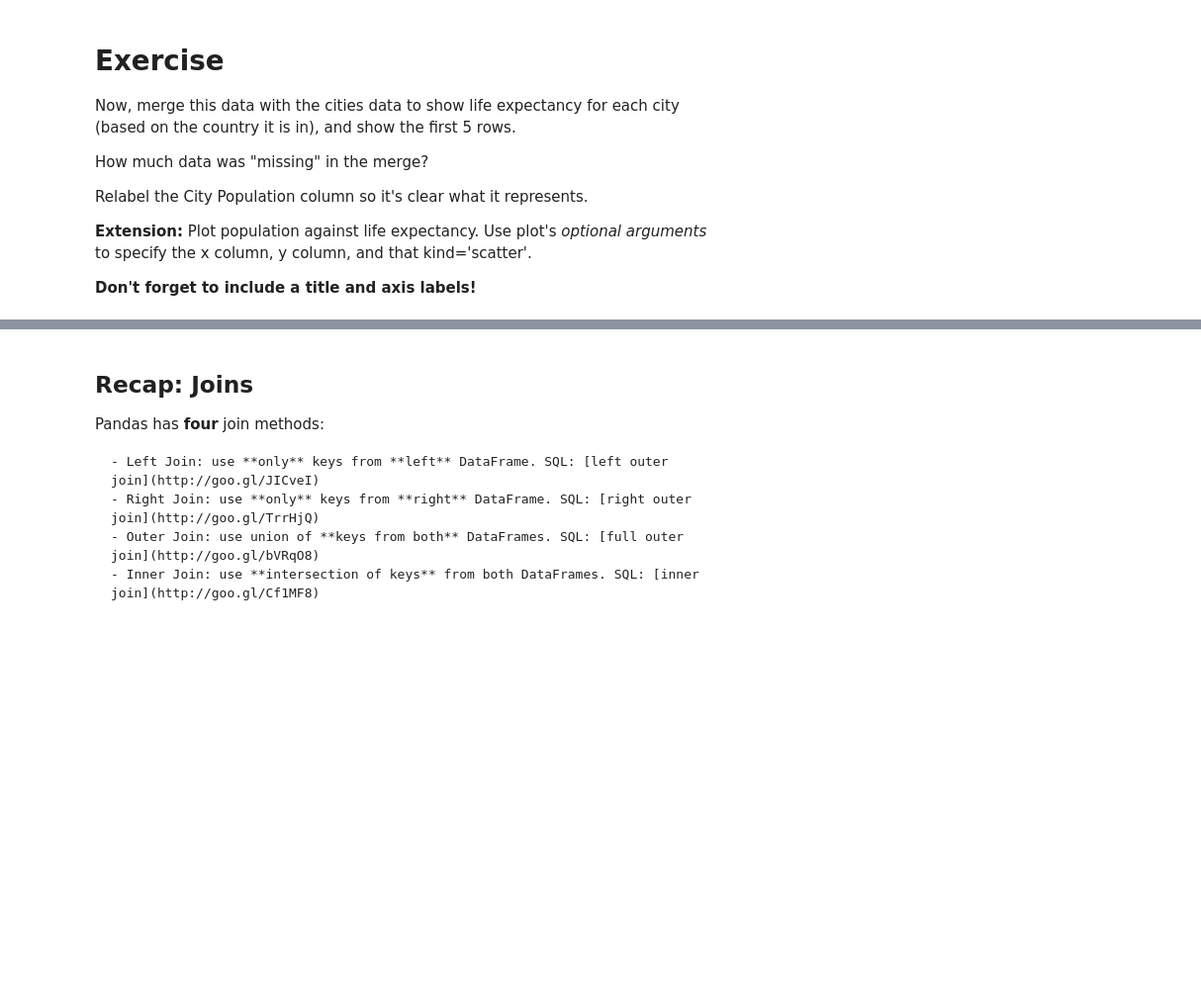
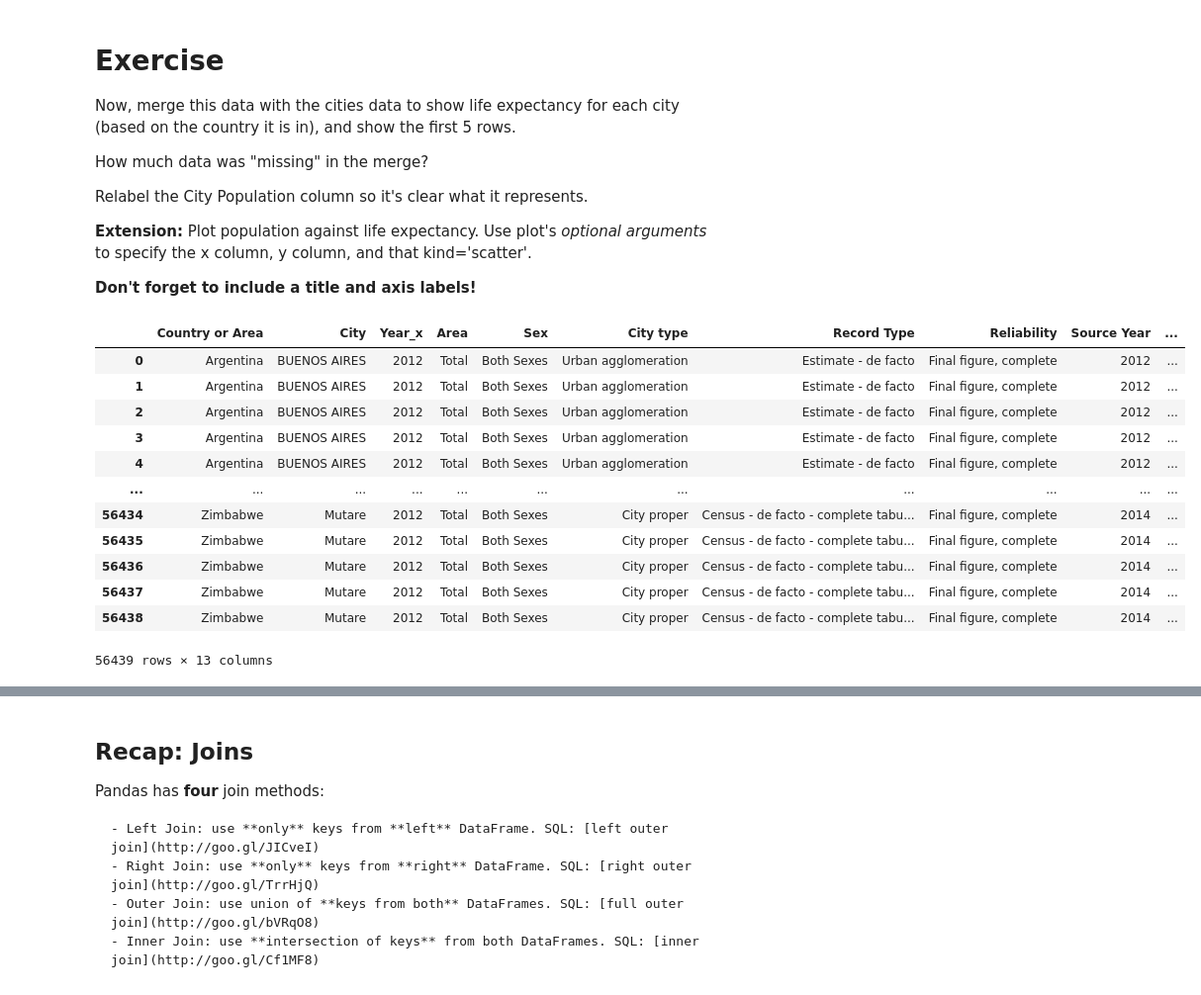
Before and after one commit to lawmianyi/QM2, a Jupyter notebook: notebooks/W06. Merging and Joining.ipynb, the cells around one changed output, grey strips where cells are left out. Shown: that part at 99% size. Cells and saved outputs as stored; diff of their text form; code cells hidden in the pictures; blank space fills up the shorter version.

```diff
--- a/notebooks/W06. Merging and Joining.ipynb
+++ b/notebooks/W06. Merging and Joining.ipynb
@@ -365,3 +419,6 @@ You'll notice that the index **won't** be the column you want to merge on in the
 The syntax for merging on a **column** (which is not the index) is to pass the column name to the optional 'left_on=' or 'right_on=' arguments. And we don't use right_index=True (or left_index=True), depending on which we're using.
 
 So for example: **df1.merge(df2, left_on='Name', right_index=True)** would join df1 (on the left) to df2 (on the right), using the column 'Name' on the left (df1) and the index column (whatever that is) on the right (df2).
+# %%
+city = "./data/wk5/UN_Cities_1214_country.csv"
+city_c = pd.read_csv(city, encoding='latin1')
@@ -431,0 +539,16 @@ Relabel the City Population column so it's clear what it represents.
+# %%
+cities_life_expectancy
+# %% [output]
+|  | Country or Area | City | Year_x | Area | Sex | City type | Record Type | Reliability | Source Year | ... |
+| 0 | Argentina | BUENOS AIRES | 2012 | Total | Both Sexes | Urban agglomeration | Estimate - de facto | Final figure, complete | 2012 | ... |
+| 1 | Argentina | BUENOS AIRES | 2012 | Total | Both Sexes | Urban agglomeration | Estimate - de facto | Final figure, complete | 2012 | ... |
+| 2 | Argentina | BUENOS AIRES | 2012 | Total | Both Sexes | Urban agglomeration | Estimate - de facto | Final figure, complete | 2012 | ... |
+| 3 | Argentina | BUENOS AIRES | 2012 | Total | Both Sexes | Urban agglomeration | Estimate - de facto | Final figure, complete | 2012 | ... |
+| 4 | Argentina | BUENOS AIRES | 2012 | Total | Both Sexes | Urban agglomeration | Estimate - de facto | Final figure, complete | 2012 | ... |
+| ... | ... | ... | ... | ... | ... | ... | ... | ... | ... | ... |
+| 56434 | Zimbabwe | Mutare | 2012 | Total | Both Sexes | City proper | Census - de facto - complete tabu... | Final figure, complete | 2014 | ... |
+| 56435 | Zimbabwe | Mutare | 2012 | Total | Both Sexes | City proper | Census - de facto - complete tabu... | Final figure, complete | 2014 | ... |
+| 56436 | Zimbabwe | Mutare | 2012 | Total | Both Sexes | City proper | Census - de facto - complete tabu... | Final figure, complete | 2014 | ... |
+| 56437 | Zimbabwe | Mutare | 2012 | Total | Both Sexes | City proper | Census - de facto - complete tabu... | Final figure, complete | 2014 | ... |
+| 56438 | Zimbabwe | Mutare | 2012 | Total | Both Sexes | City proper | Census - de facto - complete tabu... | Final figure, complete | 2014 | ... |
+56439 rows × 13 columns
```
Also changed, not shown: parts of 41 cells of this notebook.
